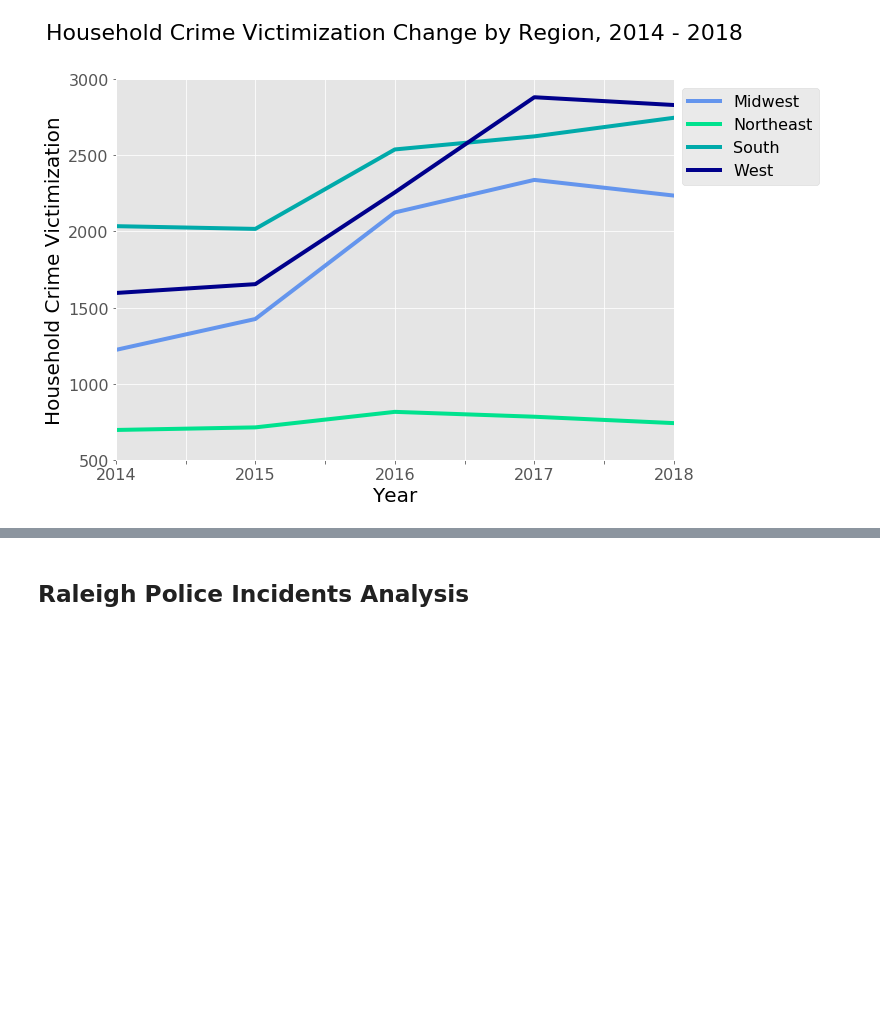
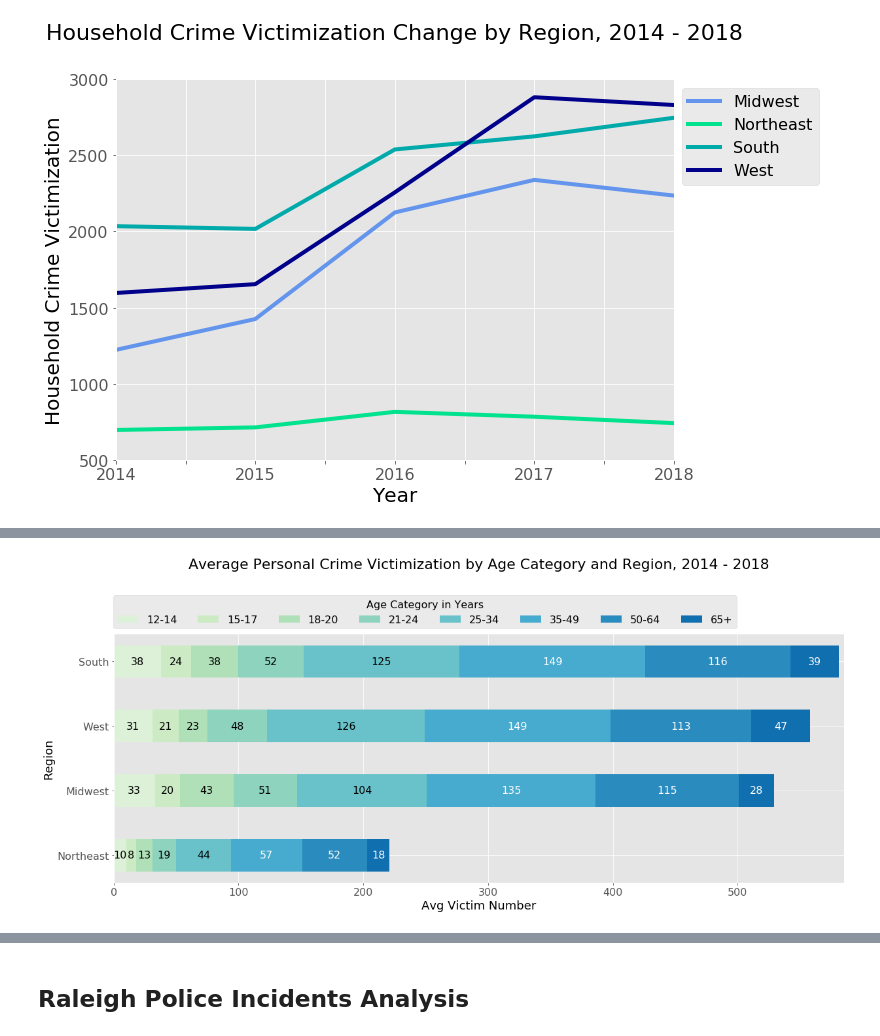
Before and after one commit to akarki23/project-1, a Jupyter notebook: NCVS/NationalCrimeVictimizationSurvey.ipynb, the cells around one changed output, grey strips where cells are left out. Cells and saved outputs as stored; diff of their text form; code cells hidden in the pictures; blank space fills up the shorter version.

```diff
--- a/NCVS/NationalCrimeVictimizationSurvey.ipynb
+++ b/NCVS/NationalCrimeVictimizationSurvey.ipynb
@@ -751,0 +734,71 @@ plt.show()
+# %%
+# Generate a discrete distribution as horizontal bar chart of age category vs average victim count between 2014-2018:
+
+category_names = avg_pvictim_vs_age_south_df.iloc[:,0]
+
+results = {
+    'South': avg_pvictim_vs_age_south_df.iloc[:,1],
+    'West': avg_pvictim_vs_age_west_df.iloc[:,1],
+    'Midwest': avg_pvictim_vs_age_miwe_df.iloc[:,1],
+    'Northeast': avg_pvictim_vs_age_noea_df.iloc[:,1]
+}
+
+
+def survey(results, category_names):
+    """
+    Parameters
+    ----------
+    results : dict
+        A mapping from question labels to a list of answers per category.
+        It is assumed all lists contain the same number of entries and that
+        it matches the length of *category_names*.
+    category_names : list of str
+        The category labels.
+    """
+    labels = list(results.keys())
+    data = np.array(list(results.values()))
+    data_cum = data.cumsum(axis=1)
+    category_colors = plt.get_cmap('GnBu')(
+        np.linspace(0.15, 0.85, data.shape[1]))
+
+    fig, ax = plt.subplots(figsize=(20, 7))
+    ax.invert_yaxis()
+    ax.xaxis.set_visible(True)
+    ax.xaxis.set_label_text('Avg Victim Number', fontsize=18, color='black')
+    ax.yaxis.set_label_text('Region', fontsize=18, color='black')
+    ax.set_xlim(0, np.sum(data, axis=1).max())
+
+    for i, (colname, color) in enumerate(zip(category_names, category_colors)):
+        widths = data[:, i]
+        starts = data_cum[:, i] - widths
+        ax.barh(labels, widths, left=starts, height=0.5,
+                label=colname, color=color)
+        xcenters = starts + widths / 2
+
+        r, g, b, _ = color
+        text_color = 'white' if r * g * b < 0.2 else 'black'
+        #print(r, g , b)
+
+        for y, (x, c) in enumerate(zip(xcenters, widths)):
+            if (data[y, i]) < 5.0:
+                ha1= 'left'
+            else:
+                ha1= 'center'
+            #print(data[y, i])
+            #print(ha1)
+            ax.text(x, y, str(int(c)), ha=ha1, va='center',
+            color=text_color, size=16)
+
+    ax.legend(ncol=len(category_names), bbox_to_anchor=(-0.008, 1),
+              loc='lower left', fontsize='medium', title='Age Category in Years')
+
+    return fig, ax
+
+survey(results, category_names)
+plt.title('Average Personal Crime Victimization by Age Category and Region, 2014 - 2018', fontsize=22, pad=100)
+
+plt.xlim(0,585)
+
+plt.show()
+# %% [output]
+[figure, added]
```
Also changed, not shown: parts of 7 cells of this notebook.
